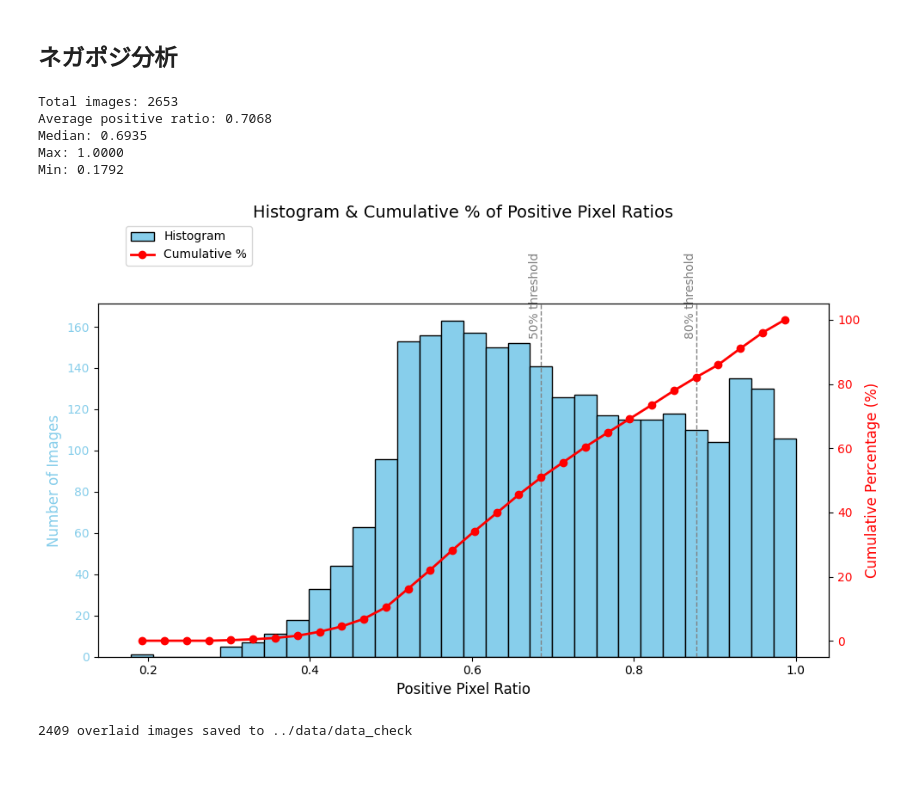
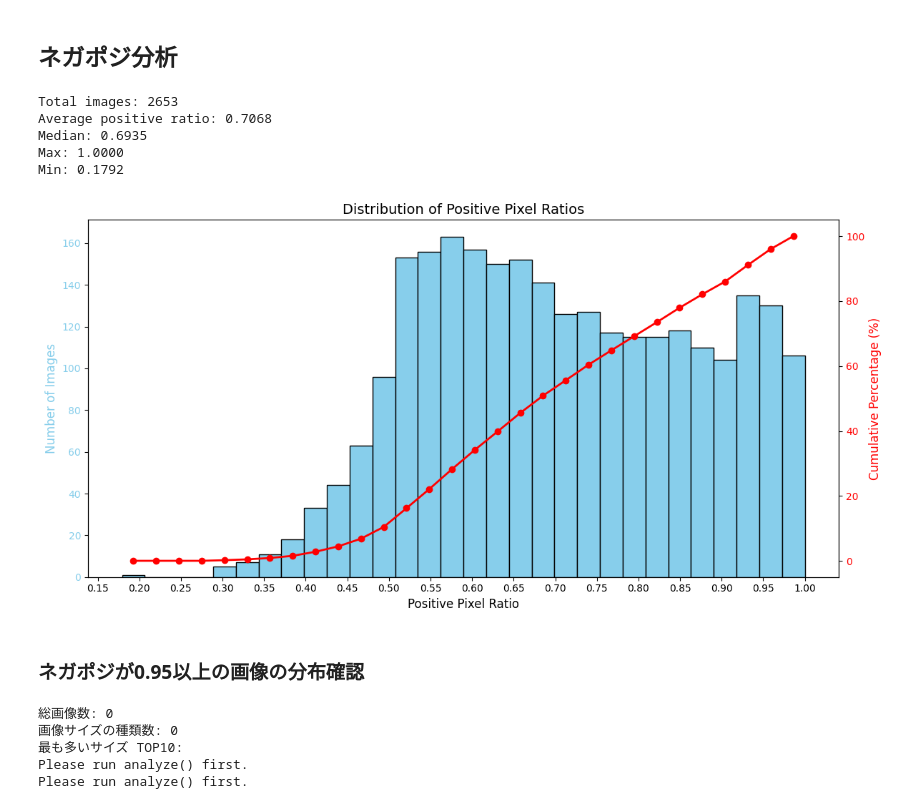
Before and after one commit to kmmr119/detect-emptylots, a Jupyter notebook: notebooks/data_check.ipynb, the cells around one changed output. Saved outputs shown, nothing was run; the diff lists cells and outputs as text; code cells hidden in the pictures; blank space fills up the shorter version.

Commit message:
data_check.ipynbとmain.ipynbの実行ステップを更新し、画像処理の進捗表示を改善。data_check.pyにおいて、positive_ratioに基づく画像のフィルタリング機能を追加し、オーバーレイ画像の保存処理を強化。

```diff
--- a/notebooks/data_check.ipynb
+++ b/notebooks/data_check.ipynb
@@ -76,26 +76,44 @@ train_analyzer.plot_size_scatter()
 # %%
 # パスを指定
 annotation_path = '../data/raw_train/annotations/train_segmentation_annotations.json'
 
 # クラスのインスタンス化
 analyzer = PositivePixelAnalyzer(annotation_path, train_img_dir)
 
 # 実行ステップ
-analyzer.load_annotation()
-analyzer.compute_ratios()
-analyzer.print_stats()
+analyzer.analyze()
+analyzer.print_summary()
 analyzer.plot_histogram()
 # %% [output]
 Total images: 2653
 Average positive ratio: 0.7068
 Median: 0.6935
 Max: 1.0000
 Min: 0.1792
-[figure, old version]
+[figure, new version]
 # %%
 # positive_ratioが0.5以上の画像をマスクした状態で出力
-analyzer.compute_ratios()
+analyzer.analyze()
 output_dir = "../data/data_check"
-analyzer.save_positive_overlay_images(output_dir, alpha=0.6, positive_ratio=0.5)
+analyzer.save_positive_overlay_images(output_dir, alpha=0.6, positive_ratio=0.95)
-# %% [output]
-2409 overlaid images saved to ../data/data_check
+# %% [markdown]
+### ネガポジが0.95以上の画像の分布確認
+# %%
+# ディレクトリパスを指定（例: './images'）
+high_positive_img_dir = '../data/data_check'
+
+high_positive_analyzer = ImageSizeAnalyzer(high_positive_img_dir)
+# データ収集
+high_positive_analyzer.analyze()
+# 統計情報出力
+high_positive_analyzer.print_summary(top_n=10)
+# ヒストグラム表示
+high_positive_analyzer.plot_histograms()
+# 散布図表示
+high_positive_analyzer.plot_size_scatter()
+# %% [output]
+総画像数: 0
+画像サイズの種類数: 0
+最も多いサイズ TOP10:
+Please run analyze() first.
+Please run analyze() first.
```
Also changed, not shown: 2 other files.
